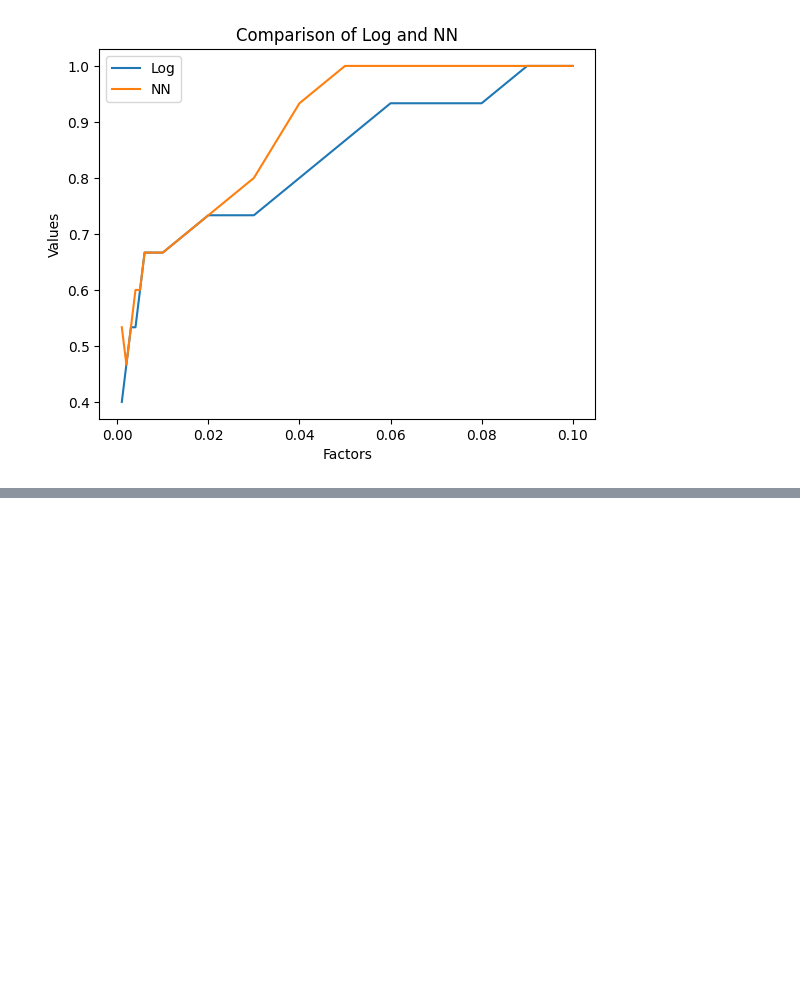
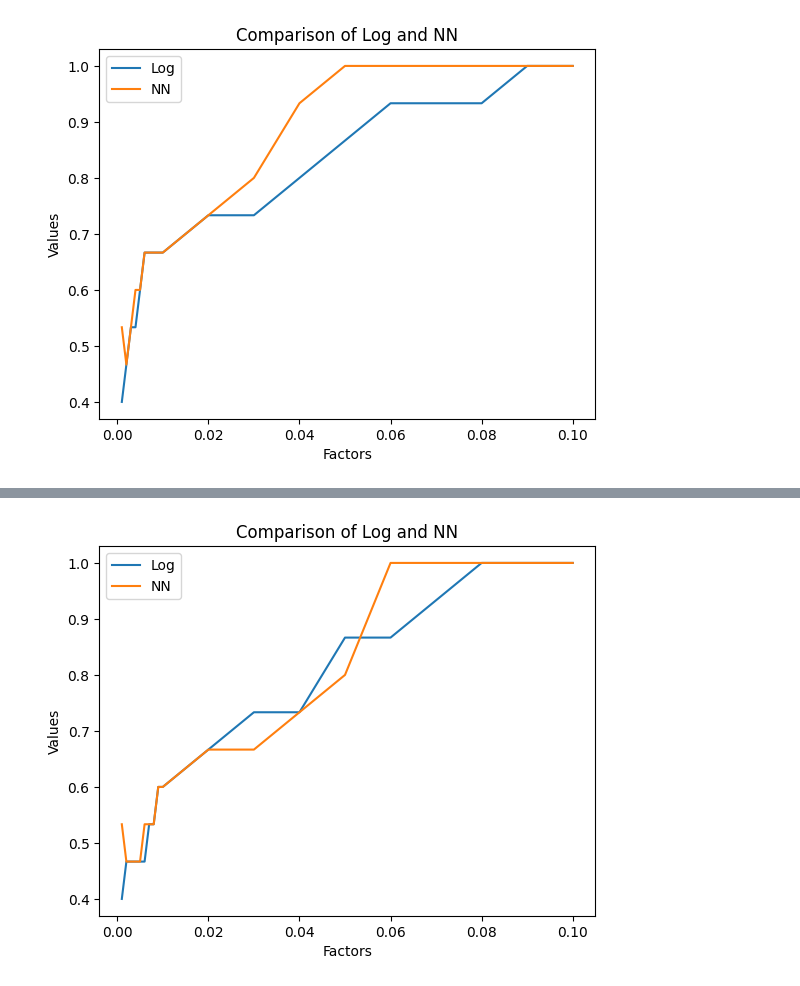
Before and after one commit to LABO-M/BANZAI, a Jupyter notebook: masuda/studys10.ipynb, the cells around one changed output, grey strips where cells are left out. Saved outputs shown, nothing was run; the diff lists cells and outputs as text; code cells hidden in the pictures; blank space fills up the shorter version.

```diff
--- a/masuda/studys10.ipynb
+++ b/masuda/studys10.ipynb
@@ -282,0 +396,35 @@ plt.show()
+# %%
+# factors リストを DataFrame に変換
+factors_df = pd.DataFrame({'Factors': factors})
+# インデックスをリセット
+factors_df.reset_index(drop=True, inplace=True)
+Log_reset = Log.T.reset_index(drop=True)
+NN_reset = NN.T.reset_index(drop=True)
+
+# インデックスをリセットしたDataFrameを結合
+result_df = pd.concat([factors_df, Log_reset, NN_reset], axis=1)
+
+result_df = pd.concat([factors_df, Log_reset, NN_reset], axis=1)
+result_df.columns = ['Factors', 'Log', 'NN']
+# %%
+import matplotlib.pyplot as plt
+
+# Factors を横軸に設定
+x = result_df['Factors']
+
+# Log と NN を重ねてプロット
+plt.plot(x, result_df['Log'], label='Log')
+plt.plot(x, result_df['NN'], label='NN')
+
+# 凡例を追加
+plt.legend()
+
+# グラフのタイトルと軸ラベルを設定
+plt.title('Comparison of Log and NN')
+plt.xlabel('Factors')
+plt.ylabel('Values')
+
+# グラフを表示
+plt.show()
+# %% [output]
+[figure, added]
```
Also changed, not shown: parts of 12 cells of this notebook.
